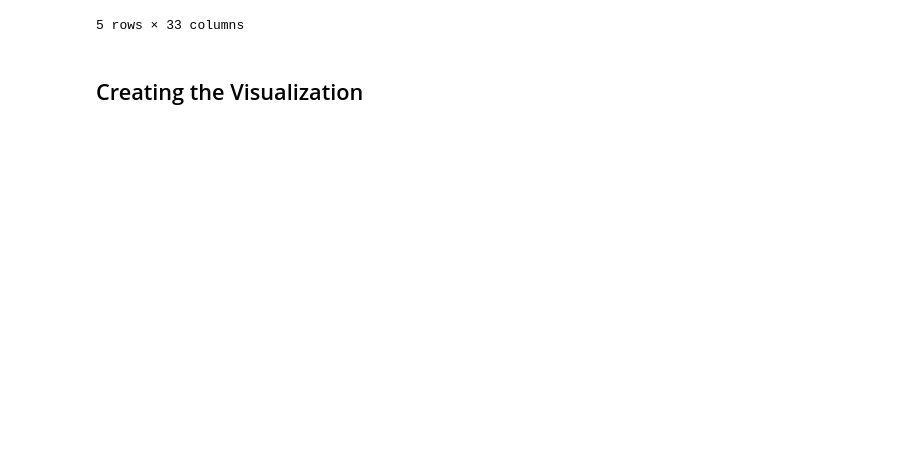
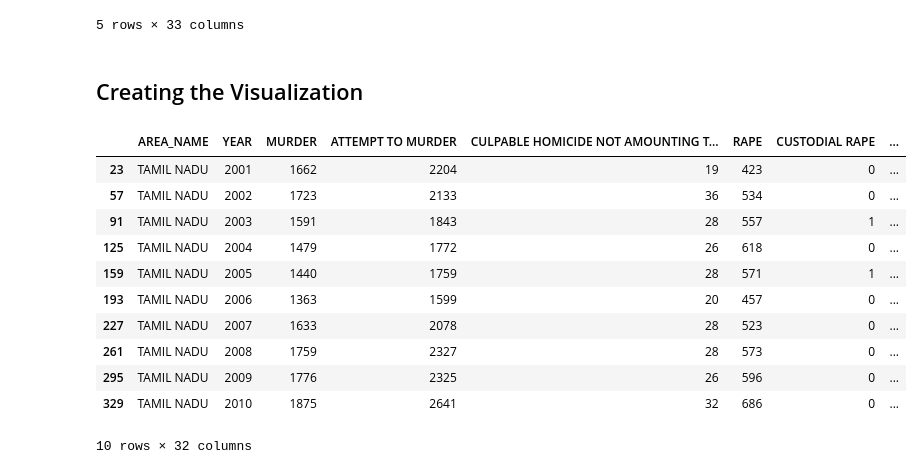
Before and after one commit to abhinav-sreekumar/DV, a Jupyter notebook: An Analysis on Crime and Police Strength.ipynb, the cells around one changed output. Cells and saved outputs as stored; diff of their text form; code cells hidden in the pictures; blank space fills up the shorter version.

```diff
--- a/An Analysis on Crime and Police Strength.ipynb
+++ b/An Analysis on Crime and Police Strength.ipynb
@@ -180,10 +212,34 @@ Crimes_Against_IPC.head()
 Crimes_Against_IPC.reset_index(drop=True, inplace=True)
 Crimes_Against_IPC.rename(columns = {"STATE/UT": "Area_Name", "TOTAL IPC CRIMES": "TOTAL"}, inplace=True)
 Crimes_Against_IPC.drop(['DISTRICT'], axis=1, inplace=True)
+# %%
+Crimes_Against_IPC = Crimes_Against_IPC.drop(Crimes_Against_IPC[Crimes_Against_IPC.YEAR==2011].index)
+Crimes_Against_IPC = Crimes_Against_IPC.drop(Crimes_Against_IPC[Crimes_Against_IPC.YEAR==2012].index)
+# %%
+Crimes_Against_IPC=Crimes_Against_IPC.apply(lambda x: x.astype(str).str.upper())
+Crimes_Against_IPC.columns = map(str.upper, Crimes_Against_IPC.columns)
+Crimes_Against_IPC = Crimes_Against_IPC.reset_index(drop=True)
 # %%
 Crimes_Against_IPC.to_csv("Test_CSVs/Crimes_Against_IPC_Test.csv")
 # %% [markdown]
 ## Creating the Visualization
+# %%
+value="MURDER"
+Crimes_Against_IPC[Crimes_Against_IPC.AREA_NAME.str.contains("TAMIL NADU")].YEAR[:10]
+Crimes_Against_IPC[Crimes_Against_IPC.AREA_NAME.str.contains("TAMIL NADU")][:10]
+# %% [output]
+|  | AREA_NAME | YEAR | MURDER | ATTEMPT TO MURDER | CULPABLE HOMICIDE NOT AMOUNTING T... | RAPE | CUSTODIAL RAPE | ... |
+| 23 | TAMIL NADU | 2001 | 1662 | 2204 | 19 | 423 | 0 | ... |
+| 57 | TAMIL NADU | 2002 | 1723 | 2133 | 36 | 534 | 0 | ... |
+| 91 | TAMIL NADU | 2003 | 1591 | 1843 | 28 | 557 | 1 | ... |
+| 125 | TAMIL NADU | 2004 | 1479 | 1772 | 26 | 618 | 0 | ... |
+| 159 | TAMIL NADU | 2005 | 1440 | 1759 | 28 | 571 | 1 | ... |
+| 193 | TAMIL NADU | 2006 | 1363 | 1599 | 20 | 457 | 0 | ... |
+| 227 | TAMIL NADU | 2007 | 1633 | 2078 | 28 | 523 | 0 | ... |
+| 261 | TAMIL NADU | 2008 | 1759 | 2327 | 28 | 573 | 0 | ... |
+| 295 | TAMIL NADU | 2009 | 1776 | 2325 | 26 | 596 | 0 | ... |
+| 329 | TAMIL NADU | 2010 | 1875 | 2641 | 32 | 686 | 0 | ... |
+10 rows × 32 columns
 # %%
 val=""
 app = dash.Dash(__name__)
```
Also changed, not shown: parts of 15 cells of this notebook.
